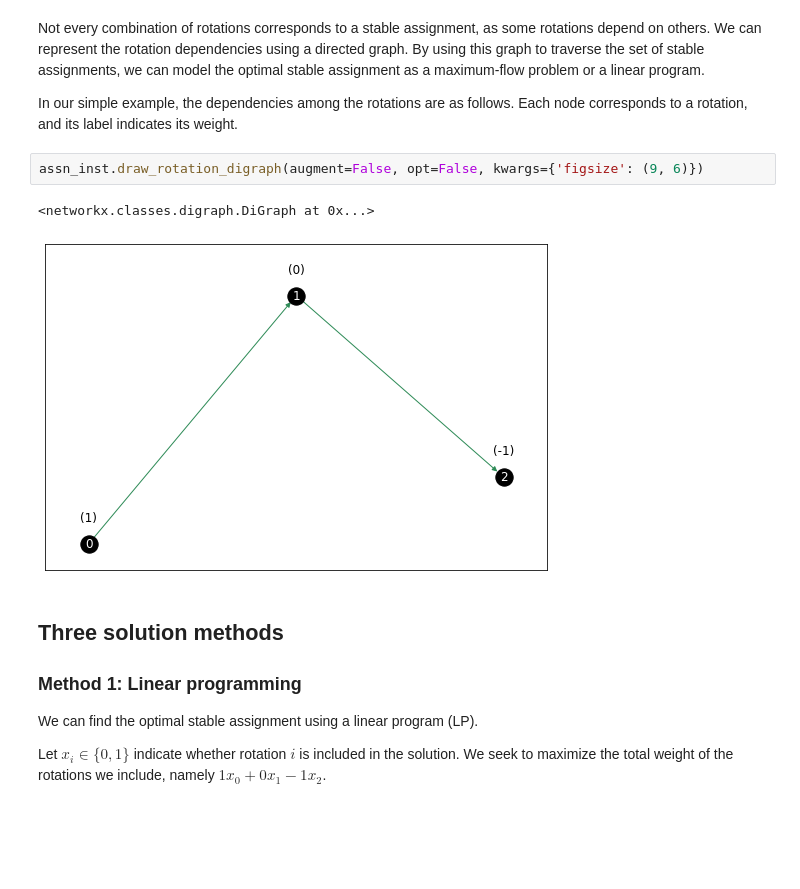
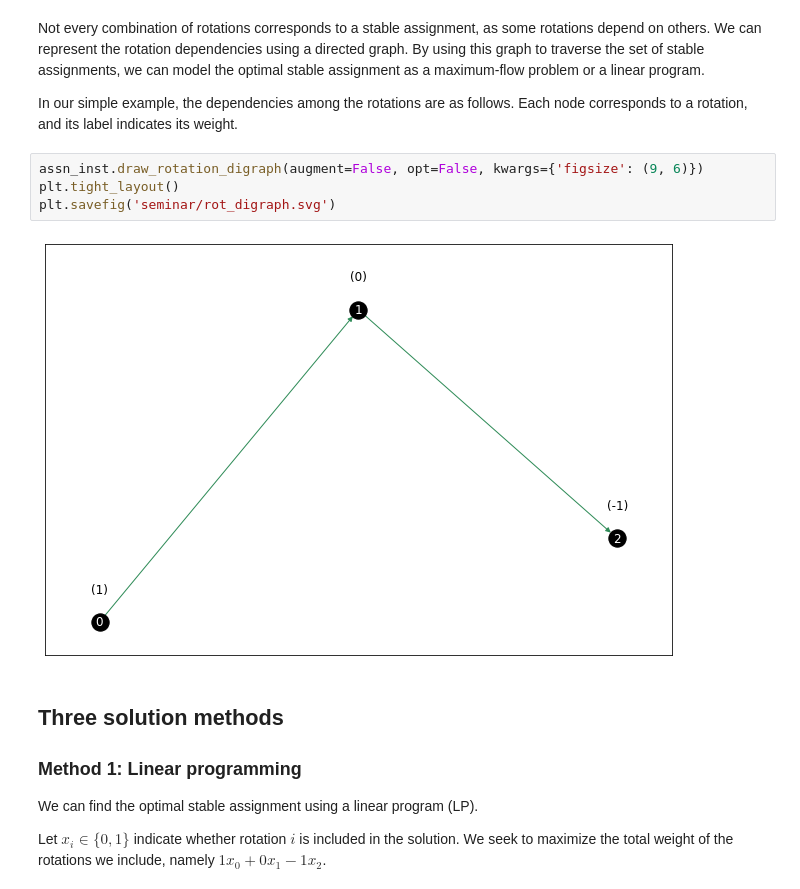
Before and after one commit to maxkapur/assignment, a Jupyter notebook: discussion.ipynb, the cells around one changed output. Drawn from its saved outputs; the diff is of its cells as text; blank space fills up the shorter version.

```diff
--- a/discussion.ipynb
+++ b/discussion.ipynb
@@ -152,9 +152,10 @@ Not every combination of rotations corresponds to a stable assignment, as some r
 In our simple example, the dependencies among the rotations are as follows. Each node corresponds to a rotation, and its label indicates its weight.
 # %%
 assn_inst.draw_rotation_digraph(augment=False, opt=False, kwargs={'figsize': (9, 6)})
+plt.tight_layout()
+plt.savefig('seminar/rot_digraph.svg')
 # %% [output]
-<networkx.classes.digraph.DiGraph at 0x...>
-[figure, old version]
+[figure, new version]
 # %% [markdown]
 ## Three solution methods
 
```
Also changed, not shown: parts of 10 cells of this notebook, 4 other files.
